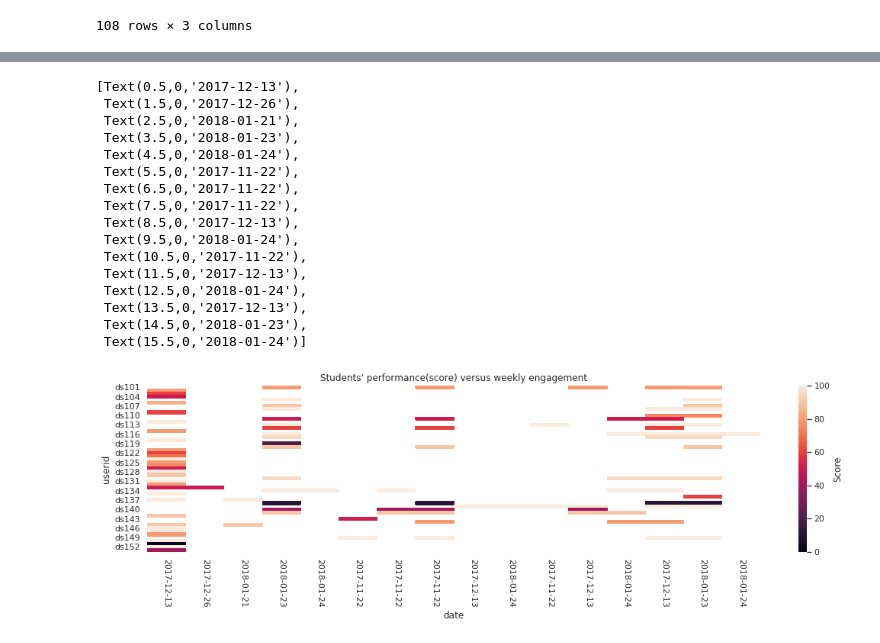
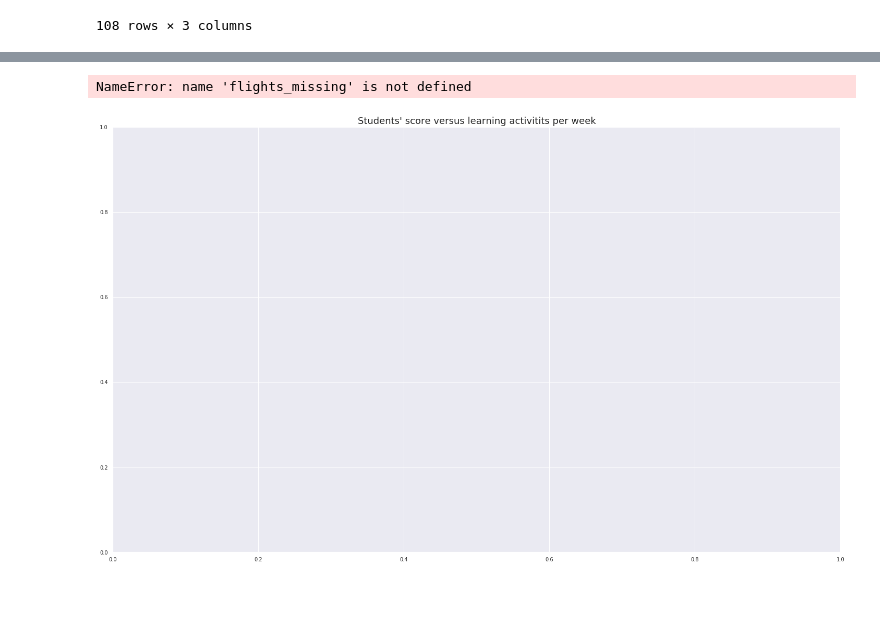
Before and after one commit to owen198/kyoto_ebook, a Jupyter notebook: Data visualization.ipynb, the cells around one changed output, grey strips where cells are left out. Cells and saved outputs as stored; diff of their text form; code cells hidden in the pictures; blank space fills up the shorter version.

```diff
--- a/Data visualization.ipynb
+++ b/Data visualization.ipynb
@@ -97,33 +105,23 @@ FileNotFoundError: [Errno 2] No such file or directory: './image/students_engage
 kyoto_1_score = pd.read_csv('dataset/data1_score.csv')
 kyoto_x_all = pd.merge(plot_df, kyoto_1_score, on='userid')
 # %%
-fig1, ax1 = plt.subplots(figsize=(18, 4))
-ax1.set_title('Students\' performance(score) versus weekly engagement')
+
+fig1, ax1 = plt.subplots(figsize=(25, 15))
+ax1.set_title('Students\' score versus learning activitits per week', fontsize=18)
 pivot = kyoto_x_all.pivot(index='userid', columns='date', values='score')
 
 sns.set()
-ax1 = sns.heatmap(pivot, cbar_kws={'label': 'Score'})
+ax1 = sns.heatmap(pivot, cbar_kws={'label': 'Score'}, cmap='bwr', linewidths=1, linecolor='gray', mask=flights_missing.isnull())
+
+sns.set(font_scale=0.9)
 
 plot_df['date'] = pd.to_datetime(kyoto_x_all['date'])
-ax1.set_xticklabels(kyoto_x_all['date'].dt.strftime('%Y-%m-%d'), rotation=-90)
+ax1.set_xticklabels(kyoto_x_all['date'].dt.strftime('%Y-%m-%d'), rotation=-45, fontsize=18)
+fig1.tight_layout()
+fig1.savefig('./images/students_score_week.png', dpi=300)
 # %% [output]
-[Text(0.5,0,'2017-12-13'),
- Text(1.5,0,'2017-12-26'),
- Text(2.5,0,'2018-01-21'),
- Text(3.5,0,'2018-01-23'),
- Text(4.5,0,'2018-01-24'),
- Text(5.5,0,'2017-11-22'),
- Text(6.5,0,'2017-11-22'),
- Text(7.5,0,'2017-11-22'),
- Text(8.5,0,'2017-12-13'),
- Text(9.5,0,'2018-01-24'),
- Text(10.5,0,'2017-11-22'),
- Text(11.5,0,'2017-12-13'),
- Text(12.5,0,'2018-01-24'),
- Text(13.5,0,'2017-12-13'),
- Text(14.5,0,'2018-01-23'),
- Text(15.5,0,'2018-01-24')]
+NameError: name 'flights_missing' is not defined
-[figure, old version]
+[figure, new version]
 # %%
 sns.set(style='white')
 
```
Also changed, not shown: parts of 8 cells of this notebook, 7 other files.
